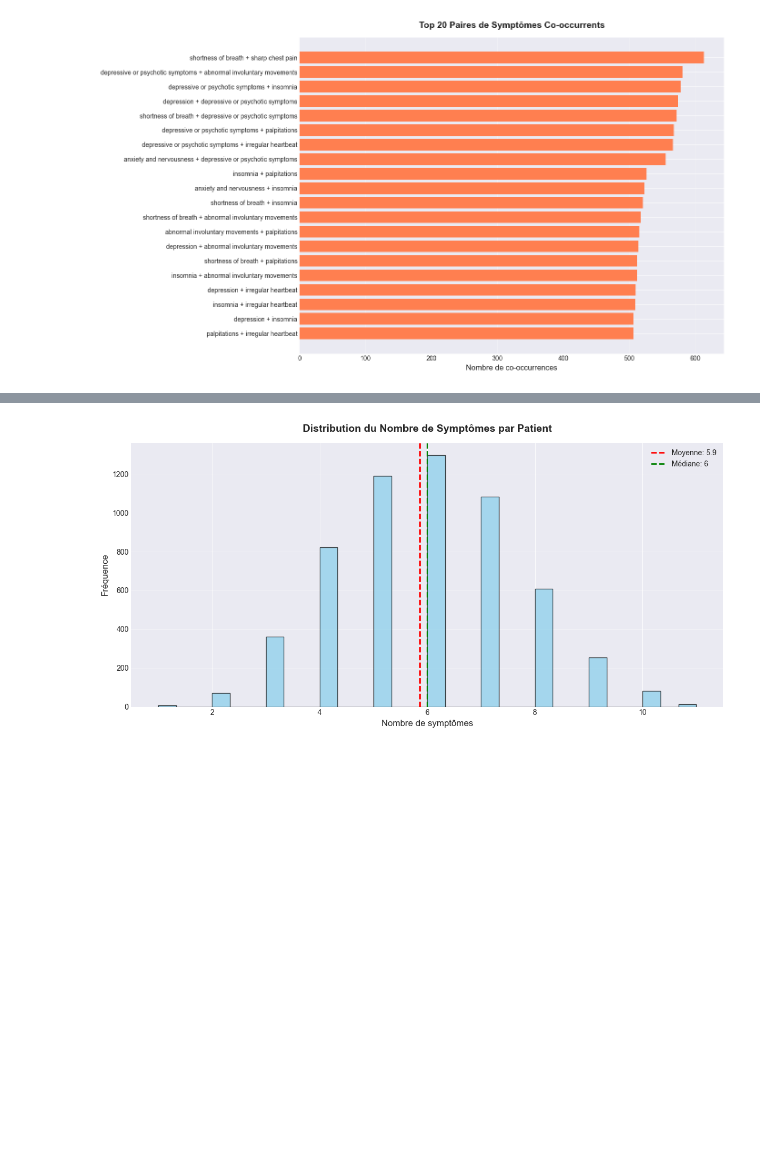
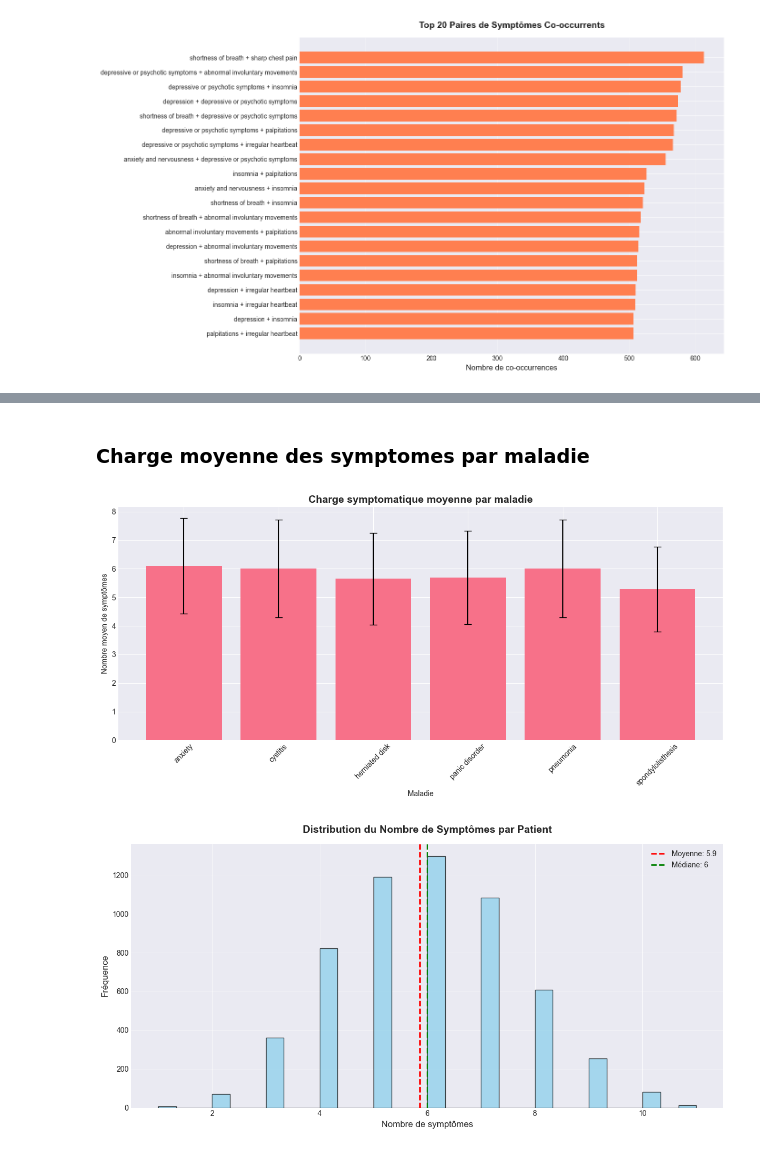
Before and after one commit to matrixise/alyra-ai-dl, a Jupyter notebook: notebooks/eda_cleaned_dataset.ipynb, the cells around one changed output, grey strips where cells are left out. Cells and saved outputs as stored; diff of their text form; code cells hidden in the pictures; blank space fills up the shorter version.

```diff
--- a/notebooks/eda_cleaned_dataset.ipynb
+++ b/notebooks/eda_cleaned_dataset.ipynb
@@ -703,3 +625,24 @@ plt.show()
+# %% [markdown]
+### Charge moyenne des symptomes par maladie
+# %%
+stats_df = (
+    df.assign(num_symptoms=df[symptom_cols].sum(axis=1))
+    .groupby("diseases")["num_symptoms"]
+    .agg(mean="mean", std="std")
+    .reindex(DISEASES)
+)
+
+fig, ax = plt.subplots(figsize=(12, 6))
+ax.bar(stats_df.index, stats_df["mean"], yerr=stats_df["std"], capsize=5)
+ax.tick_params(axis="x", rotation=45)
+ax.set_title("Charge symptomatique moyenne par maladie", fontsize=14, fontweight="bold")
+ax.set_xlabel("Maladie")
+ax.set_ylabel("Nombre moyen de symptômes")
+
+plt.tight_layout()
+plt.show()
+# %% [output]
+[figure, added]
 # %%
 # Histogram de la distribution globale
 fig, ax = plt.subplots(figsize=(12, 6))
```
Also changed, not shown: parts of 20 cells of this notebook.
